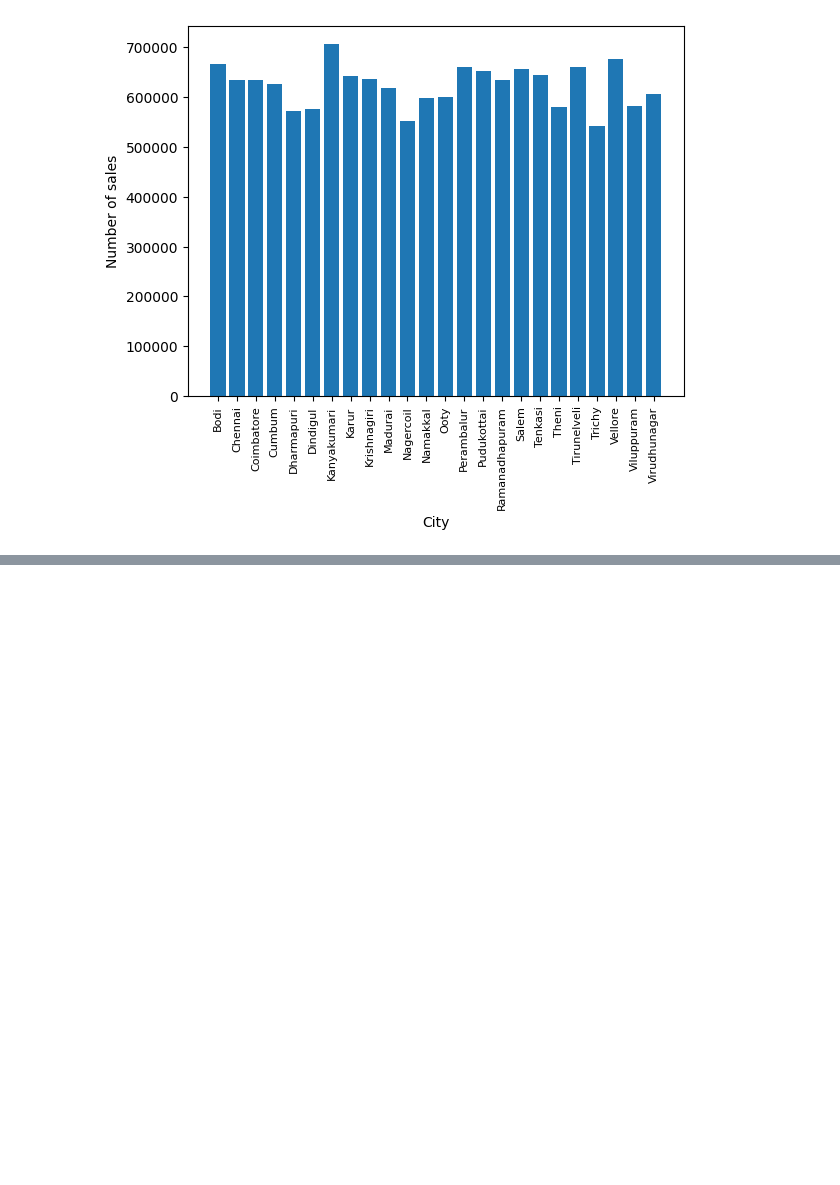
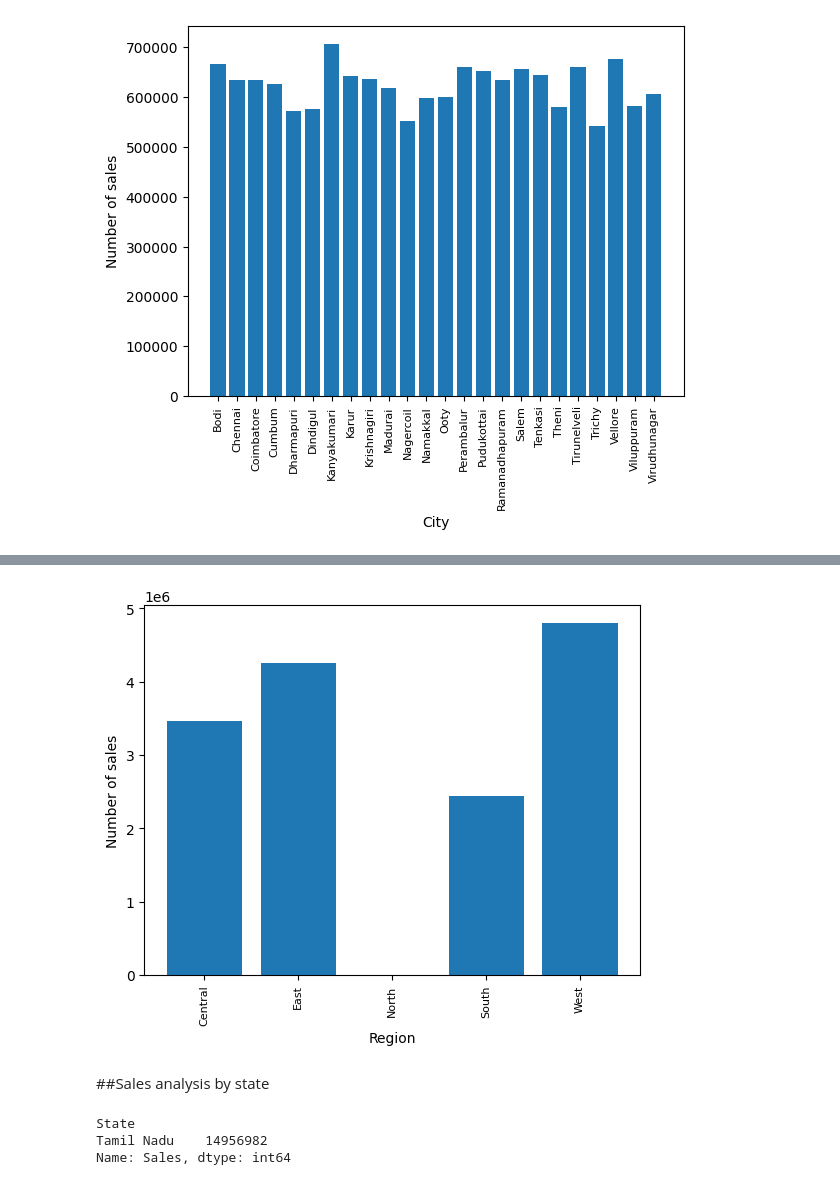
Before and after one commit to wandieinnocents/sales_analysis_pyhon_thesis_v3, a Jupyter notebook: v3_A_MULTIMODAL_ML_FRAMEWORK_FOR_BUSINESS_PERFORMANCE_ANALYSIS_Research_progress_v3.ipynb, the cells around one changed output, grey strips where cells are left out. Drawn from its saved outputs; the diff is of its cells as text; code cells hidden in the pictures; blank space fills up the shorter version.

```diff
--- a/v3_A_MULTIMODAL_ML_FRAMEWORK_FOR_BUSINESS_PERFORMANCE_ANALYSIS_Research_progress_v3.ipynb
+++ b/v3_A_MULTIMODAL_ML_FRAMEWORK_FOR_BUSINESS_PERFORMANCE_ANALYSIS_Research_progress_v3.ipynb
@@ -255,0 +263,5 @@ plt.show()
+# %%
+# sales analysis by region
+regions = df.groupby('Region')
+region_sales = regions.sum()['Sales']
+region_sales
@@ -255,0 +276,25 @@ plt.show()
+# %%
+# vizualizing sales analysis by region
+
+region_sales_analysis = [product for product, df in regions]
+
+# bar plot
+plt.bar(region_sales_analysis, region_sales)
+plt.ylabel('Number of sales')
+plt.xlabel('Region')
+plt.xticks(region_sales_analysis, rotation='vertical', size=8)
+# bar width
+plt.show()
+# %% [output]
+[figure, added]
+# %% [markdown]
+##Sales analysis by state
+# %%
+# sales analysis by state
+states = df.groupby('State')
+states_sales = states.sum()['Sales']
+states_sales
+# %% [output]
+State
+Tamil Nadu    14956982
+Name: Sales, dtype: int64
```
Also changed, not shown: parts of 17 cells of this notebook.
